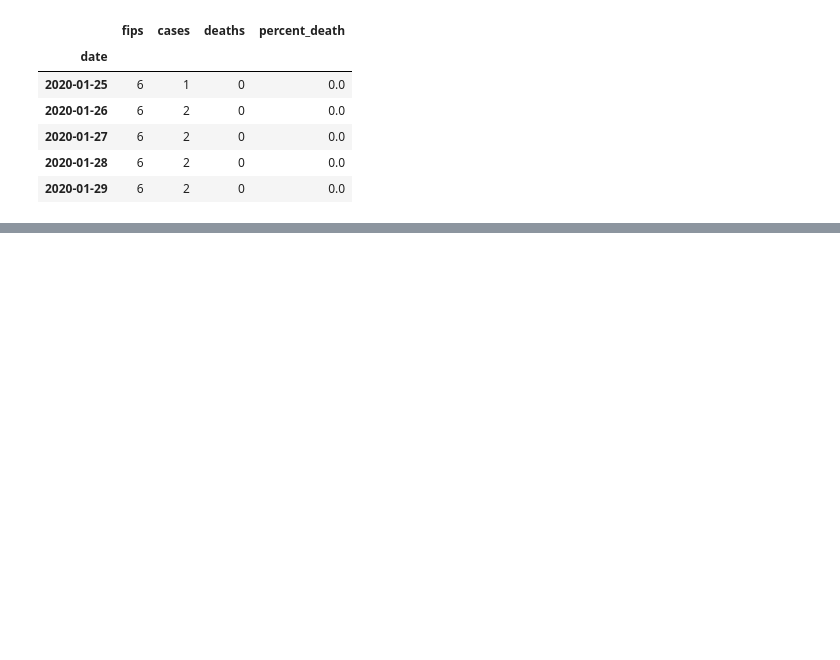
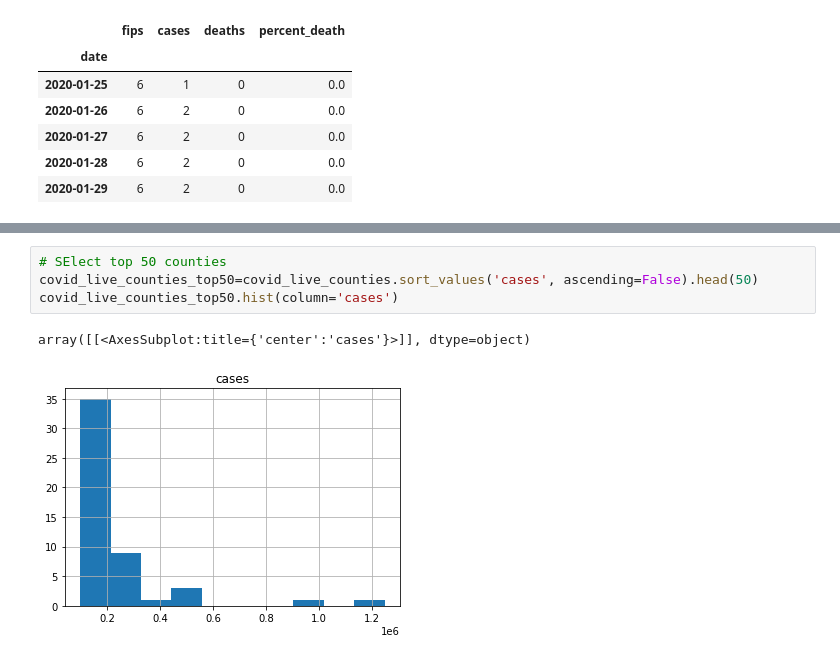
Before and after one commit to ramyarangan/ssrp_srec_python_workshop_2021, a Jupyter notebook: ssrp_pandas.ipynb, the cells around one changed output, grey strips where cells are left out. Cells and saved outputs as stored; diff of their text form; blank space fills up the shorter version.

```diff
--- a/ssrp_pandas.ipynb
+++ b/ssrp_pandas.ipynb
@@ -496,0 +505,7 @@ covid_history_ca.head()
+# %%
+# SElect top 50 counties
+covid_live_counties_top50=covid_live_counties.sort_values('cases', ascending=False).head(50)
+covid_live_counties_top50.hist(column='cases')
+# %% [output]
+array([[<AxesSubplot:title={'center':'cases'}>]], dtype=object)
+[figure, added]
```
Also changed, not shown: parts of 4 cells of this notebook, 1 other file.
